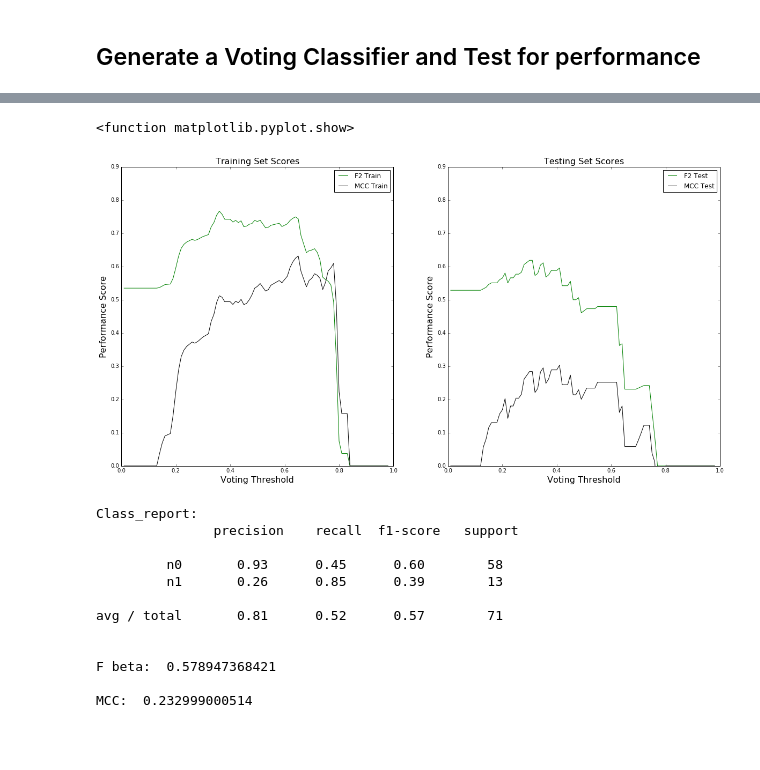
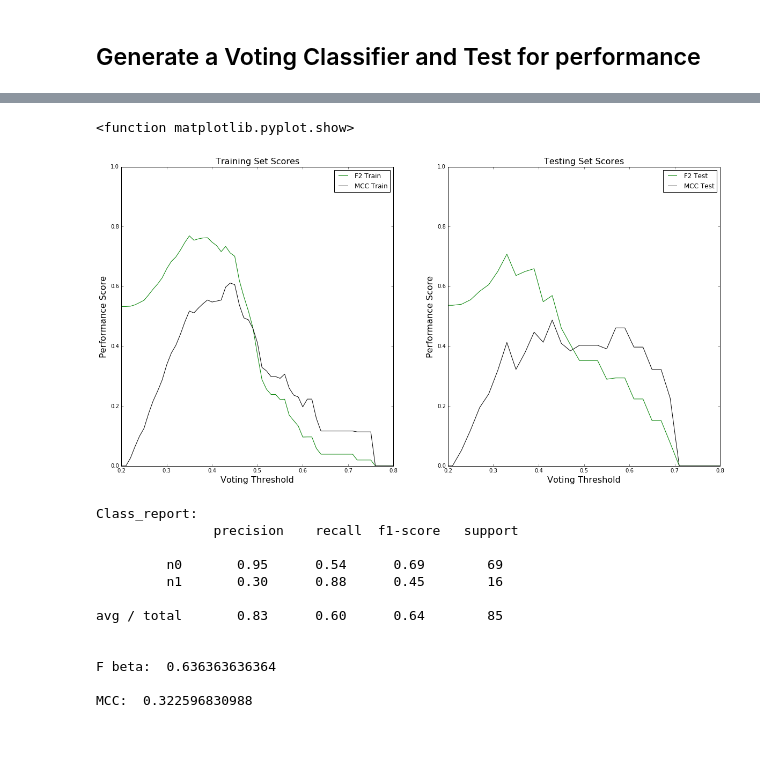
Before and after one commit to CCThompson82/Prostate_metastasis, a Jupyter notebook: PCa_Metastasis.ipynb, the cells around one changed output, grey strips where cells are left out. Drawn from its saved outputs; the diff is of its cells as text; code cells hidden in the pictures; blank space fills up the shorter version.

```diff
--- a/PCa_Metastasis.ipynb
+++ b/PCa_Metastasis.ipynb
@@ -399,6 +225,6 @@ Xpca_train, Xpca_test, ypca_train, ypca_test = train_test_split(X_pca, y,
 # %%
 from sklearn.svm import SVC
-estimator = SVC(C=1,
+svm_clf = SVC(C=1,
           kernel='linear',
           probability=False,
           tol=0.01,
@@ -677,38 +486,30 @@ MCC:  0.161063741991
 # %% [markdown]
 ## Generate a Voting Classifier and Test for performance
 # %%
-clf_dict = {'SVM_fr' : {'model': clf_svm_fr,
+clf_dict = {'SVM' : {'model': clf_svm_fr,
                           'input_set': X_train.loc[:,best_genes],
                           'label_set' : y_train,
-                          'weight' : matthews_corrcoef(y_test, clf_svm_fr.predict(X_test.loc[:,best_genes]))},
-            'SVM_fr_pca' : {'model': clf_svm_fr_pca,
-                          'input_set': Xpca_train.loc[:,best_components],
-                          'label_set' : ypca_train,
-                          'weight' : matthews_corrcoef(ypca_test, clf_svm_fr_pca.predict(Xpca_test.loc[:,best_components]))},
+                          'weight' : 1},
             'Random_Forest' : {'model': RF_clf,
-                          'input_set': X_train,
+                          'input_set': X_k.loc[X_train.index],
                           'label_set' : y_train,
-                          'weight' : matthews_corrcoef(y_test, RF_clf.predict(X_test))},
+                          'weight' : 1},
             'LogReg' : {'model': LR_clf,
                           'input_set': logisticDF,
                           'label_set' : y_train,
-                          'weight' : matthews_corrcoef(y_test, LR_clf.predict(logisticDF_test))}}
-test_dict = {'SVM_fr' : {'model': clf_svm_fr,
+                          'weight' : 1}}
+test_dict = {'SVM' : {'model': clf_svm_fr,
                           'input_set': X_test.loc[:,best_genes],
                           'label_set' : y_test,
-                          'weight' : matthews_corrcoef(y_test, clf_svm_fr.predict(X_test.loc[:,best_genes]))},
-            'SVM_fr_pca' : {'model': clf_svm_fr_pca,
-                          'input_set': Xpca_test.loc[:,best_components],
+                          'weight' : 1},
+            'Random_Forest' : {'model': RF_clf,
+                          'input_set': X_k.loc[X_test.index],
                           'label_set' : y_test,
-                          'weight' : matthews_corrcoef(ypca_test, clf_svm_fr_pca.predict(Xpca_test.loc[:,best_components]))},
-            'Random_Forest' : {'model': RF_clf,
-                          'input_set': X_test,
-                          'label_set' : y_test,
-                          'weight' : matthews_corrcoef(y_test, RF_clf.predict(X_test))},
+                          'weight' : 1},
             'LogReg' : {'model': LR_clf,
                           'input_set': logisticDF_test,
                           'label_set' : y_test,
-                          'weight' : matthews_corrcoef(y_test, LR_clf.predict(logisticDF_test))}}
+                          'weight' : 1}}
 # %%
 
 def voter(clf_dict, threshold=0.5, verbose = True) :
@@ -718,7 +519,7 @@ def voter(clf_dict, threshold=0.5, verbose = True) :
     df = pd.DataFrame()
     weights = []
     for model in clf_dict.items() :
-        if model[0] in ['SVM', 'SVM_fr_pca', 'SVM_fr'] :
+        if model[0] == 'PASS'  :
             df[model[0]] = model[1]['model'].predict(model[1]['input_set'])
             df[model[0]].replace({'n1':1,'n0':0}, inplace = True)
         else :
@@ -763,46 +564,48 @@ for x in np.arange(0.01, .99, 0.01) :
 Train_TH = pd.DataFrame(temp_list, columns = ['Threshold', 'F2', 'MCC'])
 
 temp_list = []
-for x in np.arange(0.01, .99, 0.01) :
+for x in np.arange(0.01, .99, 0.02) :
     temp_list.append({'Threshold': x, 'F2': voter(test_dict, x, verbose=False)[0], 'MCC':voter(test_dict, x, verbose=False)[1] })
 
 Test_TH = pd.DataFrame(temp_list, columns = ['Threshold', 'F2', 'MCC'])
 # %%
 TH_fig = plt.figure(figsize=(20,10))
 A = TH_fig.add_subplot(1,2,1)
 B = TH_fig.add_subplot(1,2,2)
 A.plot(Train_TH['Threshold'], Train_TH['F2'], color = 'green', label='F2 Train')
 A.plot(Train_TH['Threshold'], Train_TH['MCC'], color = 'black', label = 'MCC Train')
 B.plot(Test_TH['Threshold'], Test_TH['F2'], color = 'green', label = 'F2 Test')
 B.plot(Test_TH['Threshold'], Test_TH['MCC'], color = 'black', label = 'MCC Test')
 A.legend(loc='best')
 B.legend()
-A.set_ylim(0,.9)
-A.set_xlim(0,1)
-B.set_xlim(0,1)
-B.set_ylim(0,.9)
+A.set_ylim(0,1)
+A.set_xlim(.2,.8)
+B.set_ylim(0,1)
+B.set_xlim(.2,.8)
 A.set_title('Training Set Scores', fontsize=16)
 B.set_title('Testing Set Scores', fontsize=16)
 A.set_ylabel('Performance Score', fontsize=16)
 B.set_ylabel('Performance Score', fontsize=16)
 A.set_xlabel('Voting Threshold', fontsize=16)
 B.set_xlabel('Voting Threshold', fontsize=16)
 plt.show
 # %% [output]
 <function matplotlib.pyplot.show>
-[figure, old version]
+[figure, new version]
 # %%
-F2, MCC = voter(test_dict, threshold=0.33, verbose=True)
+F2, MCC = voter(test_dict, threshold=0.35, verbose=True)
 # %% [output]
 Class_report:
                precision    recall  f1-score   support
 
-         n0       0.93      0.45      0.60        58
-         n1       0.26      0.85      0.39        13
+         n0       0.95      0.54      0.69        69
+         n1       0.30      0.88      0.45        16
 
-avg / total       0.81      0.52      0.57        71
+avg / total       0.83      0.60      0.64        85
 
 
-F beta:  0.578947368421
+F beta:  0.636363636364
 
-MCC:  0.232999000514
+MCC:  0.322596830988
+# %% [markdown]
+#####
```
Also changed, not shown: parts of 79 cells of this notebook, 3 other files.
